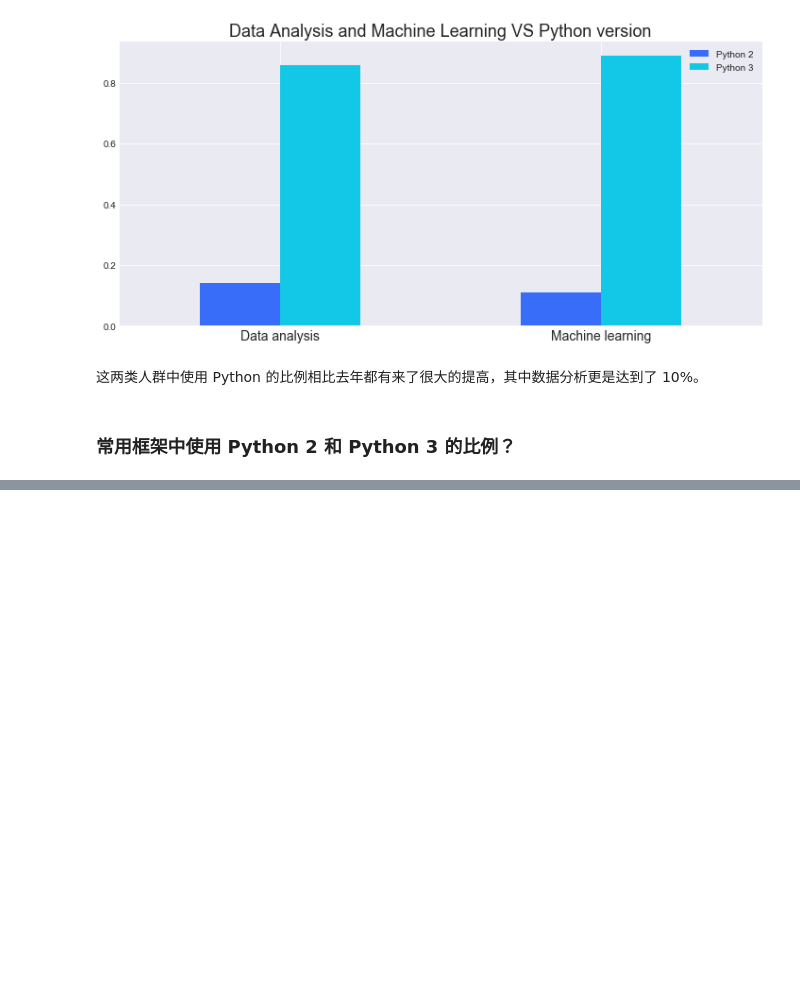
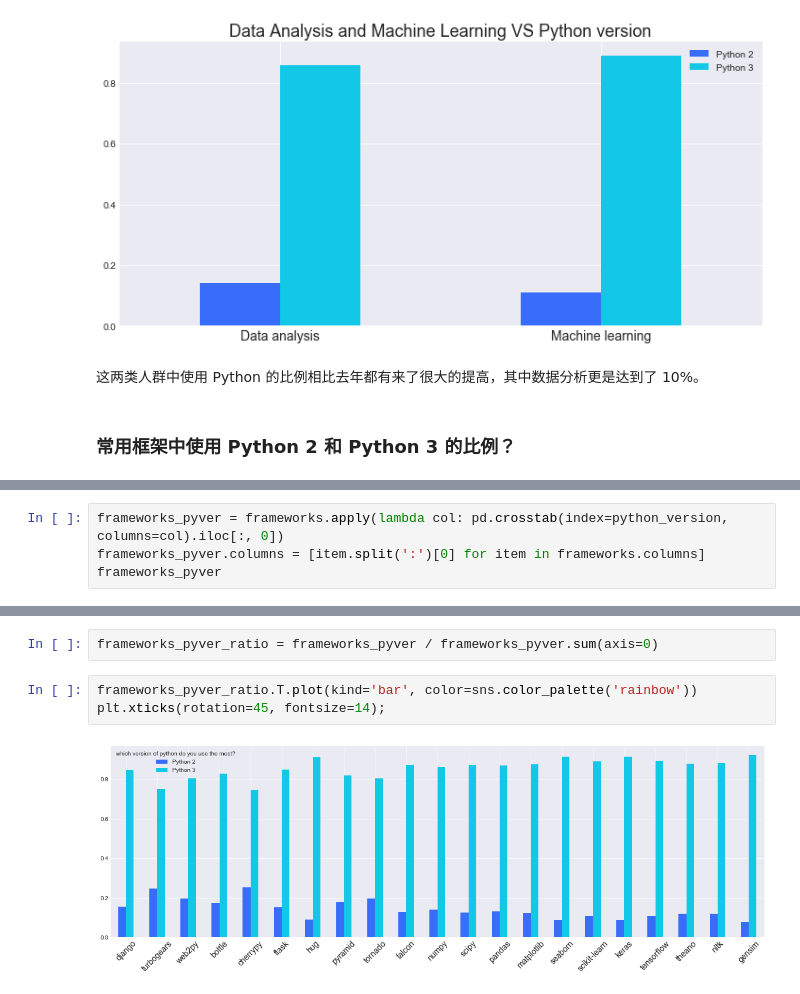
Before and after one commit to secsilm/analyzing-python-survey-2018, a Jupyter notebook: analyzing-python-survey-2018.ipynb, the cells around one changed output, grey strips where cells are left out. Saved outputs shown, nothing was run; the diff lists cells and outputs as text; blank space fills up the shorter version.

```diff
--- a/analyzing-python-survey-2018.ipynb
+++ b/analyzing-python-survey-2018.ipynb
@@ -281,0 +271,4 @@ plt.savefig('frameworks.png')
+# %%
+frameworks_pyver = frameworks.apply(lambda col: pd.crosstab(index=python_version, columns=col).iloc[:, 0])
+frameworks_pyver.columns = [item.split(':')[0] for item in frameworks.columns]
+frameworks_pyver
@@ -281,0 +281,7 @@ plt.savefig('frameworks.png')
+# %%
+frameworks_pyver_ratio = frameworks_pyver / frameworks_pyver.sum(axis=0)
+# %%
+frameworks_pyver_ratio.T.plot(kind='bar', color=sns.color_palette('rainbow'))
+plt.xticks(rotation=45, fontsize=14);
+# %% [output]
+[figure, added]
```
Also changed, not shown: parts of 69 cells of this notebook, 11 other files.
